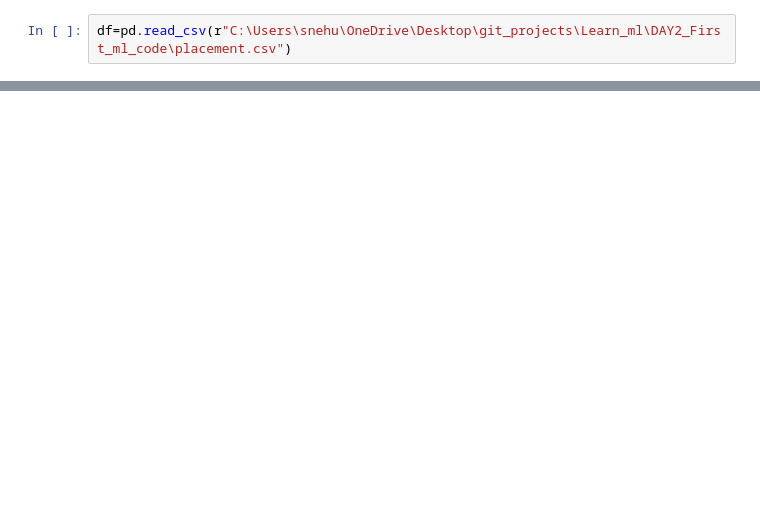
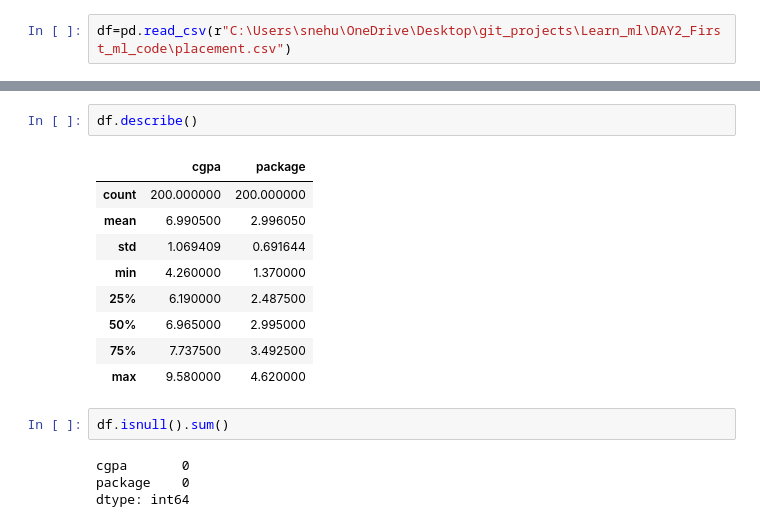
Before and after one commit to snehuvarbhe/Learn_basics_of_machine_learning, a Jupyter notebook: DAY2_First_ml_code/linear_reg.ipynb, the cells around one changed output, grey strips where cells are left out. Saved outputs shown, nothing was run; the diff lists cells and outputs as text; blank space fills up the shorter version.

```diff
--- a/DAY2_First_ml_code/linear_reg.ipynb
+++ b/DAY2_First_ml_code/linear_reg.ipynb
@@ -13,0 +17,18 @@ df.sample(3)
+# %%
+df.describe()
+# %% [output]
+|  | cgpa | package |
+| count | 200.000000 | 200.000000 |
+| mean | 6.990500 | 2.996050 |
+| std | 1.069409 | 0.691644 |
+| min | 4.260000 | 1.370000 |
+| 25% | 6.190000 | 2.487500 |
+| 50% | 6.965000 | 2.995000 |
+| 75% | 7.737500 | 3.492500 |
+| max | 9.580000 | 4.620000 |
+# %%
+df.isnull().sum()
+# %% [output]
+cgpa       0
+package    0
+dtype: int64
```
Also changed, not shown: parts of 11 cells of this notebook.
